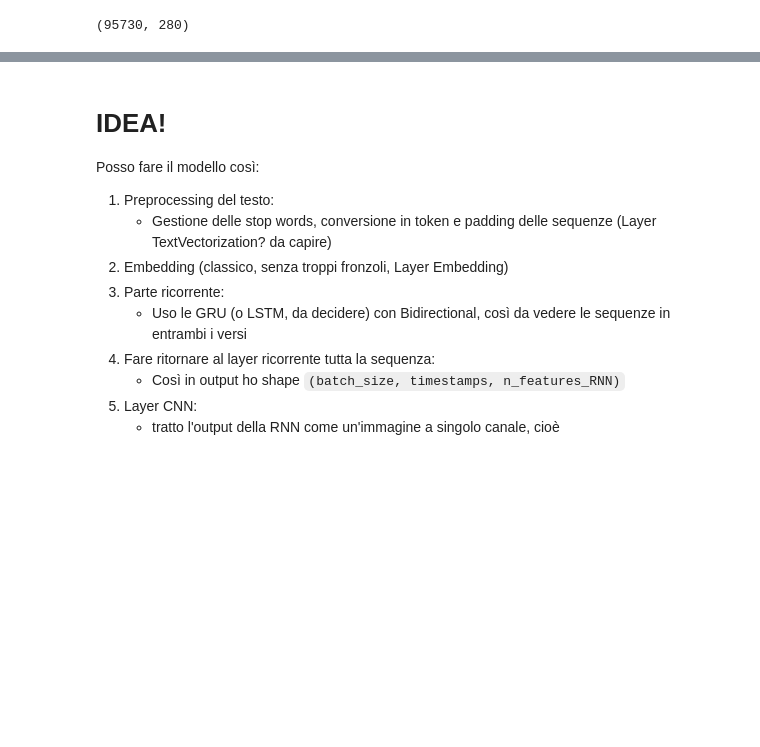
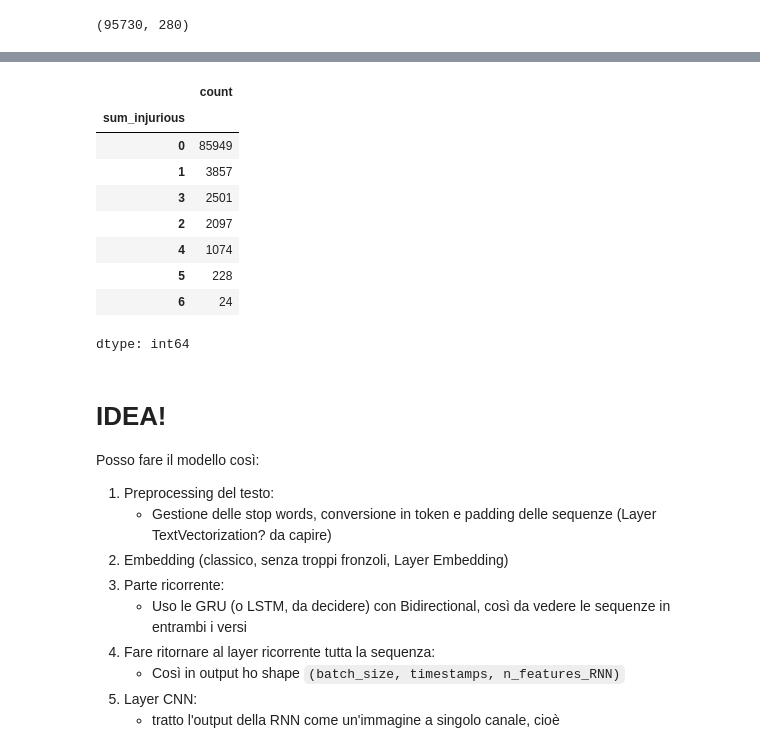
Before and after one commit to AlessioCalvagno/deep-learning-e-reti-neurali-artificiali, a Jupyter notebook: Progetto Finale/final_project_v3.ipynb, the cells around one changed output, grey strips where cells are left out. Drawn from its saved outputs; the diff is of its cells as text; code cells hidden in the pictures; blank space fills up the shorter version.

```diff
--- a/Progetto Finale/final_project_v3.ipynb
+++ b/Progetto Finale/final_project_v3.ipynb
@@ -331,3 +321,16 @@ IndexError: single positional indexer is out-of-bounds
+# %%
+df_train["sum_injurious"].value_counts()
+# %% [output]
+|  | count |
+| sum_injurious |  |
+| 0 | 85949 |
+| 1 | 3857 |
+| 3 | 2501 |
+| 2 | 2097 |
+| 4 | 1074 |
+| 5 | 228 |
+| 6 | 24 |
+dtype: int64
 # %%
 # int("00100",2)
 # int(''.join(y_train[258,:].astype(str)),2)
```
Also changed, not shown: parts of 14 cells of this notebook, 1 other file.
